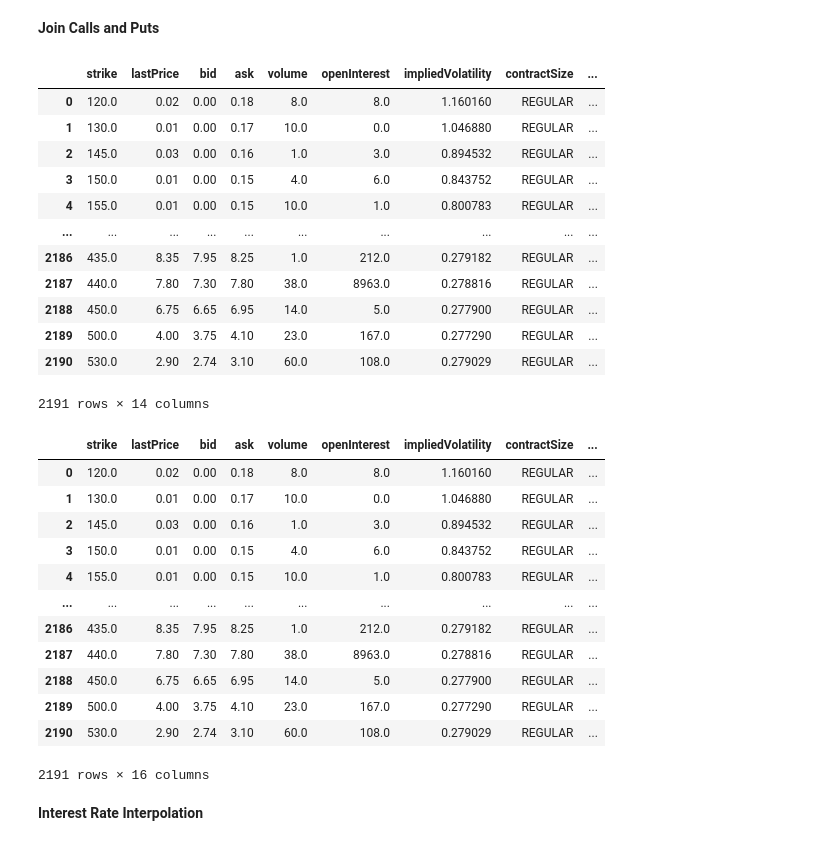
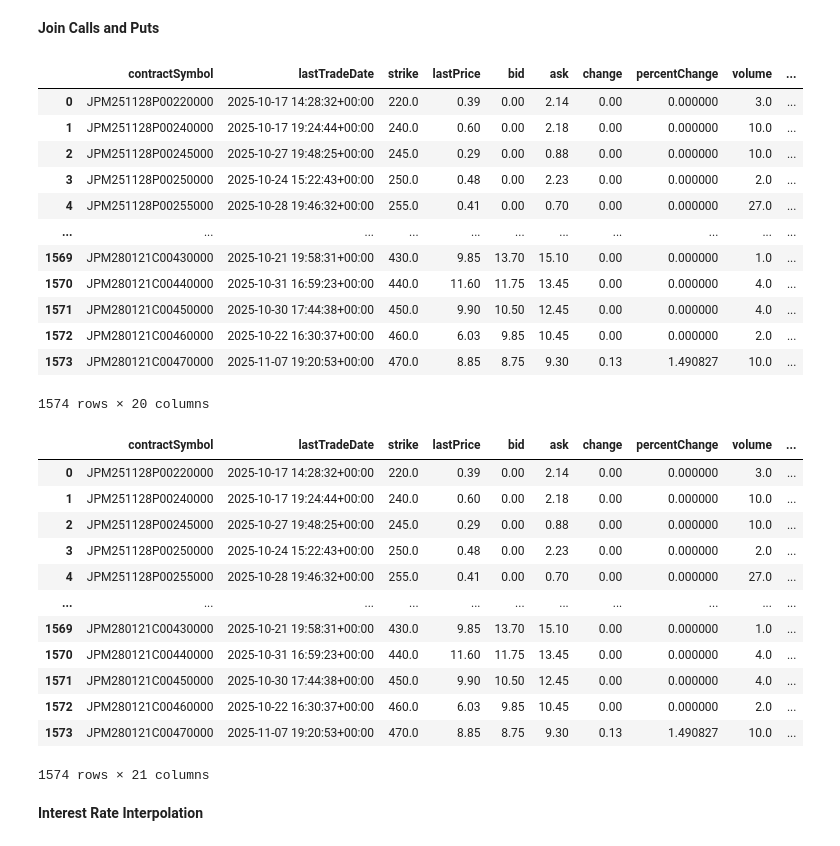
Before and after one commit to gabrielgreisen/Binomial_Deamericanization, a Jupyter notebook: workbook.ipynb, the cells around one changed output. Drawn from its saved outputs; the diff is of its cells as text; code cells hidden in the pictures.

```diff
--- a/workbook.ipynb
+++ b/workbook.ipynb
@@ -134,5 +135,5 @@ def get_option_chains_all(ticker: str,
 # %% [markdown]
 Get option chain and dividend yield
 # %%
-calls, puts = get_option_chains_all("AAPL")
+calls, puts = get_option_chains_all("JPM")
 # %% [output]
@@ -186,8 +187,8 @@ Initial Dataset Clean
 # %%
 def initial_dataset_clean(dataset : pd.DataFrame):
     # Removing columns that will not be used for training or filtering
-    cols_to_drop = ["contractSymbol", "lastTradeDate", "change", "percentChange", "expiration", "inTheMoney"]
-    dataset.drop(columns=[c for c in cols_to_drop if c in dataset.columns], inplace=True)
+    #cols_to_drop = ["contractSymbol", "lastTradeDate", "change", "percentChange", "expiration", "inTheMoney"]
+    #dataset.drop(columns=[c for c in cols_to_drop if c in dataset.columns], inplace=True)
 
     # Removing NA values for stale options
     dataset.dropna(axis=0,subset=["volume"], inplace=True)
@@ -246,45 +247,45 @@ puts_clean
 df = pd.concat([puts_clean, calls_clean], ignore_index=True)
 df
 # %% [output]
-|  | strike | lastPrice | bid | ask | volume | openInterest | impliedVolatility | contractSize | ... |
-| 0 | 120.0 | 0.02 | 0.00 | 0.18 | 8.0 | 8.0 | 1.160160 | REGULAR | ... |
-| 1 | 130.0 | 0.01 | 0.00 | 0.17 | 10.0 | 0.0 | 1.046880 | REGULAR | ... |
-| 2 | 145.0 | 0.03 | 0.00 | 0.16 | 1.0 | 3.0 | 0.894532 | REGULAR | ... |
-| 3 | 150.0 | 0.01 | 0.00 | 0.15 | 4.0 | 6.0 | 0.843752 | REGULAR | ... |
-| 4 | 155.0 | 0.01 | 0.00 | 0.15 | 10.0 | 1.0 | 0.800783 | REGULAR | ... |
-| ... | ... | ... | ... | ... | ... | ... | ... | ... | ... |
-| 2186 | 435.0 | 8.35 | 7.95 | 8.25 | 1.0 | 212.0 | 0.279182 | REGULAR | ... |
-| 2187 | 440.0 | 7.80 | 7.30 | 7.80 | 38.0 | 8963.0 | 0.278816 | REGULAR | ... |
-| 2188 | 450.0 | 6.75 | 6.65 | 6.95 | 14.0 | 5.0 | 0.277900 | REGULAR | ... |
-| 2189 | 500.0 | 4.00 | 3.75 | 4.10 | 23.0 | 167.0 | 0.277290 | REGULAR | ... |
-| 2190 | 530.0 | 2.90 | 2.74 | 3.10 | 60.0 | 108.0 | 0.279029 | REGULAR | ... |
+|  | contractSymbol | lastTradeDate | strike | lastPrice | bid | ask | change | percentChange | volume | ... |
+| 0 | JPM251128P00220000 | 2025-10-17 14:28:32+00:00 | 220.0 | 0.39 | 0.00 | 2.14 | 0.00 | 0.000000 | 3.0 | ... |
+| 1 | JPM251128P00240000 | 2025-10-17 19:24:44+00:00 | 240.0 | 0.60 | 0.00 | 2.18 | 0.00 | 0.000000 | 10.0 | ... |
+| 2 | JPM251128P00245000 | 2025-10-27 19:48:25+00:00 | 245.0 | 0.29 | 0.00 | 0.88 | 0.00 | 0.000000 | 10.0 | ... |
+| 3 | JPM251128P00250000 | 2025-10-24 15:22:43+00:00 | 250.0 | 0.48 | 0.00 | 2.23 | 0.00 | 0.000000 | 2.0 | ... |
+| 4 | JPM251128P00255000 | 2025-10-28 19:46:32+00:00 | 255.0 | 0.41 | 0.00 | 0.70 | 0.00 | 0.000000 | 27.0 | ... |
+| ... | ... | ... | ... | ... | ... | ... | ... | ... | ... | ... |
+| 1569 | JPM280121C00430000 | 2025-10-21 19:58:31+00:00 | 430.0 | 9.85 | 13.70 | 15.10 | 0.00 | 0.000000 | 1.0 | ... |
+| 1570 | JPM280121C00440000 | 2025-10-31 16:59:23+00:00 | 440.0 | 11.60 | 11.75 | 13.45 | 0.00 | 0.000000 | 4.0 | ... |
+| 1571 | JPM280121C00450000 | 2025-10-30 17:44:38+00:00 | 450.0 | 9.90 | 10.50 | 12.45 | 0.00 | 0.000000 | 4.0 | ... |
+| 1572 | JPM280121C00460000 | 2025-10-22 16:30:37+00:00 | 460.0 | 6.03 | 9.85 | 10.45 | 0.00 | 0.000000 | 2.0 | ... |
+| 1573 | JPM280121C00470000 | 2025-11-07 19:20:53+00:00 | 470.0 | 8.85 | 8.75 | 9.30 | 0.13 | 1.490827 | 10.0 | ... |
-2191 rows × 14 columns
+1574 rows × 20 columns
 # %%
 def optionType(OPTtype):
     # Puts are type 1
     if OPTtype == "put":
-        return 1
+        return "put"
     else:
     # Calls are type 0
-        return 0
+        return "call"
 # %%
 df["optionType"] = df["option_type"].apply(optionType)
-df.drop(columns="option_type", inplace=True)
+#df.drop(columns="option_type", inplace=True)
 df
 # %% [output]
-|  | strike | lastPrice | bid | ask | volume | openInterest | impliedVolatility | contractSize | ... |
-| 0 | 120.0 | 0.02 | 0.00 | 0.18 | 8.0 | 8.0 | 1.160160 | REGULAR | ... |
-| 1 | 130.0 | 0.01 | 0.00 | 0.17 | 10.0 | 0.0 | 1.046880 | REGULAR | ... |
-| 2 | 145.0 | 0.03 | 0.00 | 0.16 | 1.0 | 3.0 | 0.894532 | REGULAR | ... |
-| 3 | 150.0 | 0.01 | 0.00 | 0.15 | 4.0 | 6.0 | 0.843752 | REGULAR | ... |
-| 4 | 155.0 | 0.01 | 0.00 | 0.15 | 10.0 | 1.0 | 0.800783 | REGULAR | ... |
-| ... | ... | ... | ... | ... | ... | ... | ... | ... | ... |
-| 2186 | 435.0 | 8.35 | 7.95 | 8.25 | 1.0 | 212.0 | 0.279182 | REGULAR | ... |
-| 2187 | 440.0 | 7.80 | 7.30 | 7.80 | 38.0 | 8963.0 | 0.278816 | REGULAR | ... |
-| 2188 | 450.0 | 6.75 | 6.65 | 6.95 | 14.0 | 5.0 | 0.277900 | REGULAR | ... |
-| 2189 | 500.0 | 4.00 | 3.75 | 4.10 | 23.0 | 167.0 | 0.277290 | REGULAR | ... |
-| 2190 | 530.0 | 2.90 | 2.74 | 3.10 | 60.0 | 108.0 | 0.279029 | REGULAR | ... |
+|  | contractSymbol | lastTradeDate | strike | lastPrice | bid | ask | change | percentChange | volume | ... |
+| 0 | JPM251128P00220000 | 2025-10-17 14:28:32+00:00 | 220.0 | 0.39 | 0.00 | 2.14 | 0.00 | 0.000000 | 3.0 | ... |
+| 1 | JPM251128P00240000 | 2025-10-17 19:24:44+00:00 | 240.0 | 0.60 | 0.00 | 2.18 | 0.00 | 0.000000 | 10.0 | ... |
+| 2 | JPM251128P00245000 | 2025-10-27 19:48:25+00:00 | 245.0 | 0.29 | 0.00 | 0.88 | 0.00 | 0.000000 | 10.0 | ... |
+| 3 | JPM251128P00250000 | 2025-10-24 15:22:43+00:00 | 250.0 | 0.48 | 0.00 | 2.23 | 0.00 | 0.000000 | 2.0 | ... |
+| 4 | JPM251128P00255000 | 2025-10-28 19:46:32+00:00 | 255.0 | 0.41 | 0.00 | 0.70 | 0.00 | 0.000000 | 27.0 | ... |
+| ... | ... | ... | ... | ... | ... | ... | ... | ... | ... | ... |
+| 1569 | JPM280121C00430000 | 2025-10-21 19:58:31+00:00 | 430.0 | 9.85 | 13.70 | 15.10 | 0.00 | 0.000000 | 1.0 | ... |
+| 1570 | JPM280121C00440000 | 2025-10-31 16:59:23+00:00 | 440.0 | 11.60 | 11.75 | 13.45 | 0.00 | 0.000000 | 4.0 | ... |
+| 1571 | JPM280121C00450000 | 2025-10-30 17:44:38+00:00 | 450.0 | 9.90 | 10.50 | 12.45 | 0.00 | 0.000000 | 4.0 | ... |
+| 1572 | JPM280121C00460000 | 2025-10-22 16:30:37+00:00 | 460.0 | 6.03 | 9.85 | 10.45 | 0.00 | 0.000000 | 2.0 | ... |
+| 1573 | JPM280121C00470000 | 2025-11-07 19:20:53+00:00 | 470.0 | 8.85 | 8.75 | 9.30 | 0.13 | 1.490827 | 10.0 | ... |
-2191 rows × 16 columns
+1574 rows × 21 columns
 # %% [markdown]
 **Interest Rate Interpolation**
 # %%
```
Also changed, not shown: parts of 29 cells of this notebook, 9 other files.
